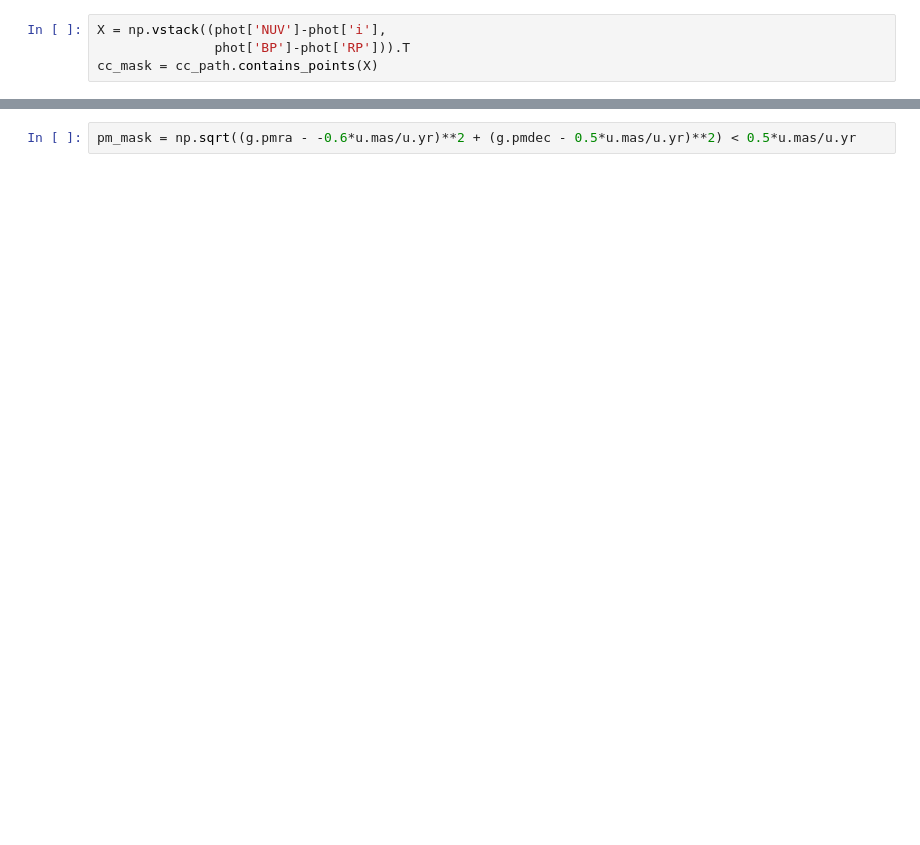
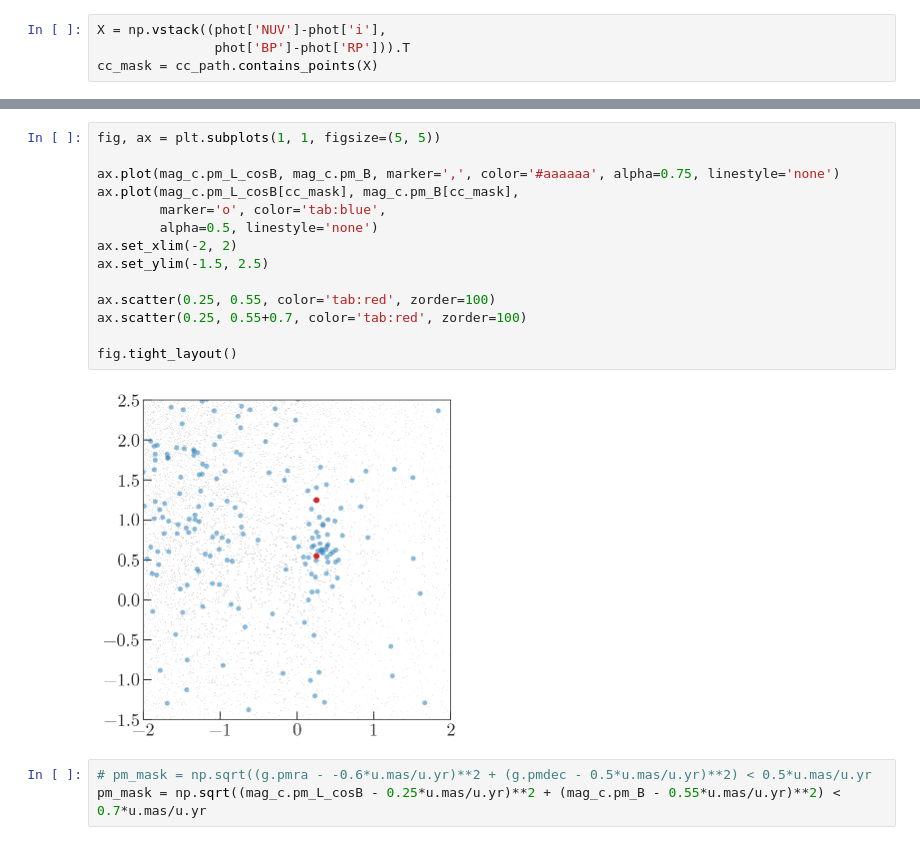
Before and after one commit to adrn/dr2-lmc-cluster, a Jupyter notebook: notebooks/LA-cluster.ipynb, the cells around one changed output, grey strips where cells are left out. Saved outputs shown, nothing was run; the diff lists cells and outputs as text; blank space fills up the shorter version.

```diff
--- a/notebooks/LA-cluster.ipynb
+++ b/notebooks/LA-cluster.ipynb
@@ -176,2 +194,19 @@ fig.tight_layout()
+# %%
+fig, ax = plt.subplots(1, 1, figsize=(5, 5))
+
+ax.plot(mag_c.pm_L_cosB, mag_c.pm_B, marker=',', color='#aaaaaa', alpha=0.75, linestyle='none')
+ax.plot(mag_c.pm_L_cosB[cc_mask], mag_c.pm_B[cc_mask],
+        marker='o', color='tab:blue',
+        alpha=0.5, linestyle='none')
+ax.set_xlim(-2, 2)
+ax.set_ylim(-1.5, 2.5)
+
+ax.scatter(0.25, 0.55, color='tab:red', zorder=100)
+ax.scatter(0.25, 0.55+0.7, color='tab:red', zorder=100)
+
+fig.tight_layout()
+# %% [output]
+[figure, added]
 # %%
-pm_mask = np.sqrt((g.pmra - -0.6*u.mas/u.yr)**2 + (g.pmdec - 0.5*u.mas/u.yr)**2) < 0.5*u.mas/u.yr
+# pm_mask = np.sqrt((g.pmra - -0.6*u.mas/u.yr)**2 + (g.pmdec - 0.5*u.mas/u.yr)**2) < 0.5*u.mas/u.yr
+pm_mask = np.sqrt((mag_c.pm_L_cosB - 0.25*u.mas/u.yr)**2 + (mag_c.pm_B - 0.55*u.mas/u.yr)**2) < 0.7*u.mas/u.yr
```
Also changed, not shown: parts of 25 cells of this notebook, 4 other files.
